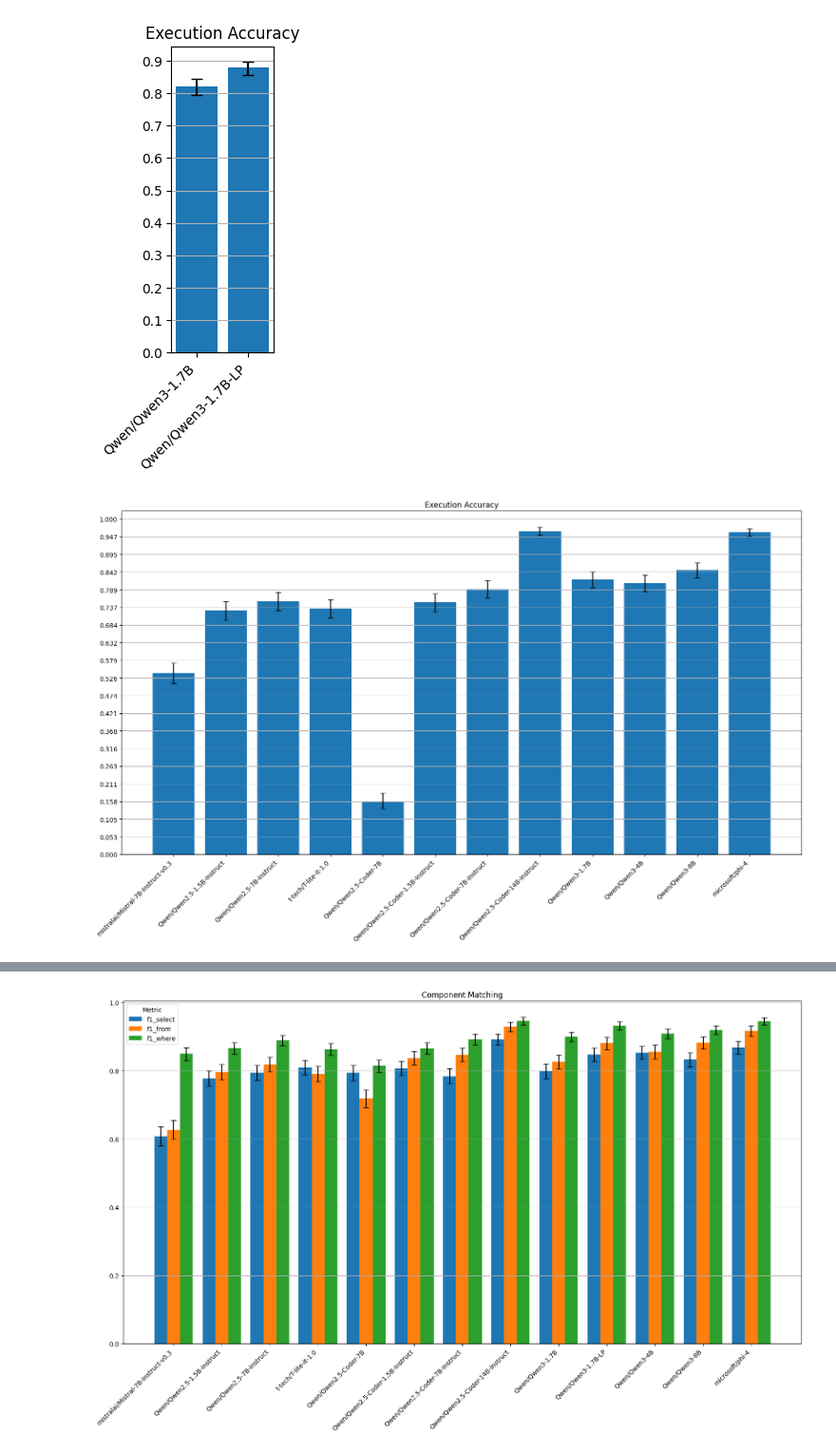
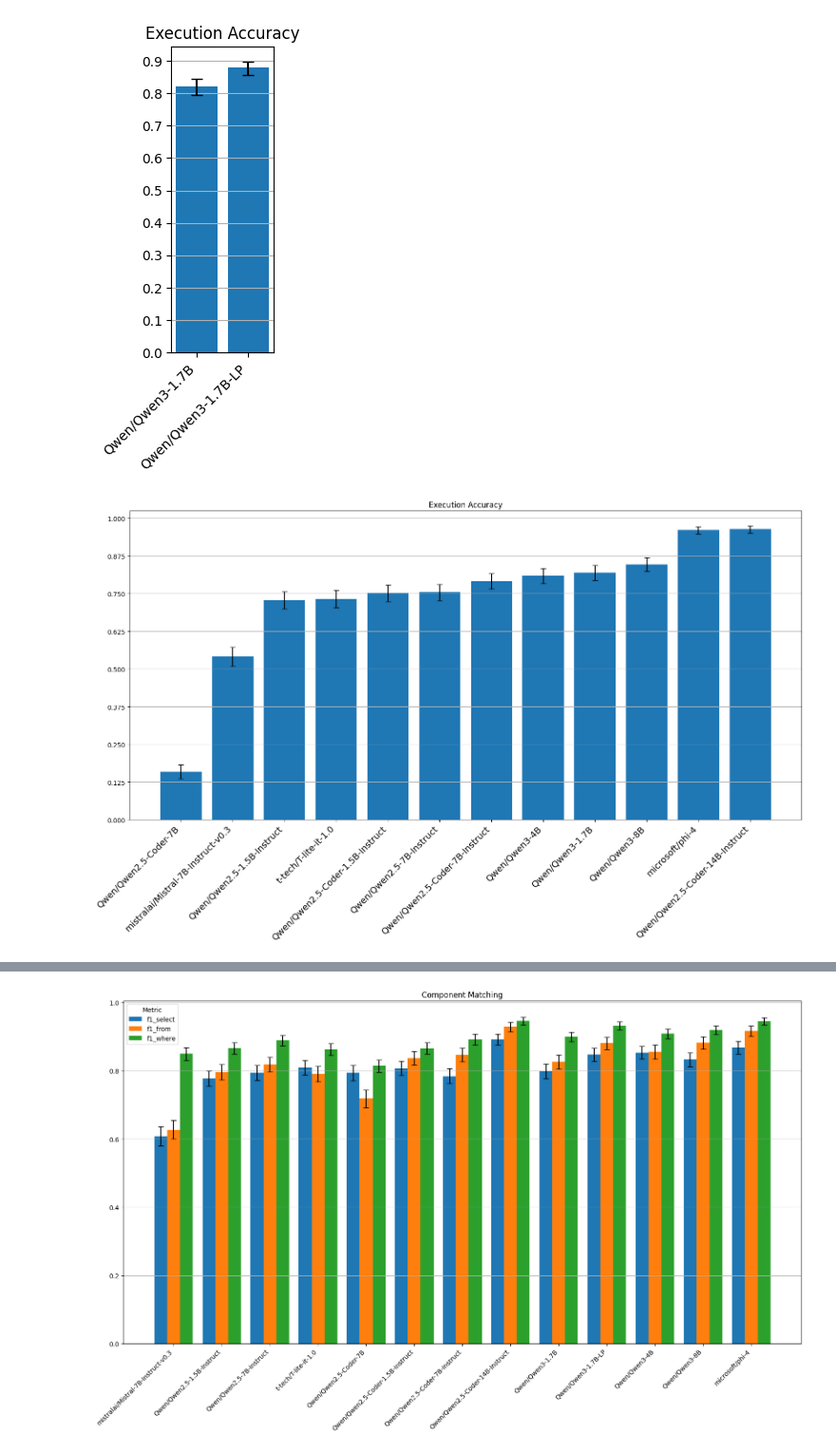
Before and after one commit to kavlab/text-to-1c, a Jupyter notebook: evaluate/compare.ipynb, the cells around one changed output, grey strips where cells are left out. Shown at 95% size. Cells and saved outputs as stored; diff of their text form; code cells hidden in the pictures.

Commit message:
updte the model comparison

```diff
--- a/evaluate/compare.ipynb
+++ b/evaluate/compare.ipynb
@@ -143,7 +143,7 @@ def plot_metric_hist(plot_df, metric, title, figsize=(16, 10), num_yticks=20):
     ax.set_title(title)
 
     ax.set_xticks(x)
-    ax.set_xticklabels(sub['model'], rotation=45, ha='right')
+    ax.set_xticklabels(sub['model'], rotation=45, ha='right', fontdict={"size": 14})
     ax.set_yticks(np.linspace(0, round(sub["upper"].max(), 1), num_yticks))
 
     ax.yaxis.grid(True)
@@ -159,6 +161,8 @@ plot_metric_hist(temp_df, "execution_accuracy", "Execution Accuracy", figsize=(2
+# %%
+temp_df = temp_df.sort_values("point")
 # %%
-temp_df = plot_df[plot_df["model"] != "Qwen/Qwen3-1.7B-LP"]
-plot_metric_hist(temp_df, "execution_accuracy", "Execution Accuracy")
+# temp_df = plot_df[plot_df["model"] != "Qwen/Qwen3-1.7B-LP"]
+plot_metric_hist(temp_df, "execution_accuracy", "Execution Accuracy", num_yticks=9)
 # %% [output]
-[figure, old version]
+[figure, new version]
 # %%
```
Also changed, not shown: parts of 9 cells of this notebook.
